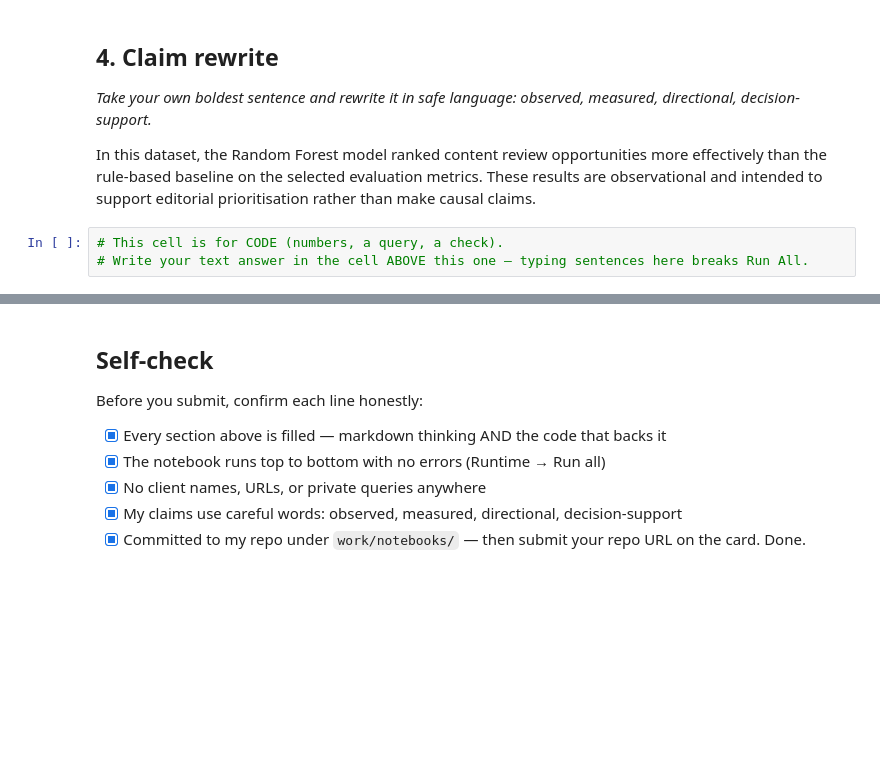
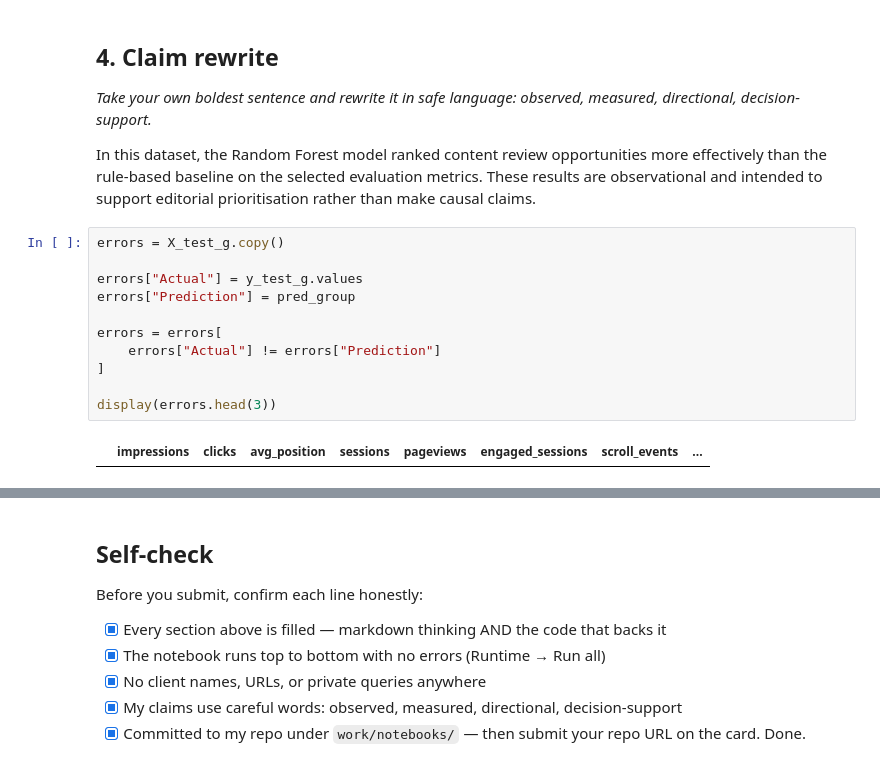
Before and after one commit to Ujjwalupreti/flyrank-internship-capstone, a Jupyter notebook: work/notebooks/w06_validation_audit.ipynb, the cells around one changed output, grey strips where cells are left out. Saved outputs shown, nothing was run; the diff lists cells and outputs as text; blank space fills up the shorter version.

```diff
--- a/work/notebooks/w06_validation_audit.ipynb
+++ b/work/notebooks/w06_validation_audit.ipynb
@@ -227,5 +271,15 @@ No label-derived features or product-derived scores were included as model input
 
 In this dataset, the Random Forest model ranked content review opportunities more effectively than the rule-based baseline on the selected evaluation metrics. These results are observational and intended to support editorial prioritisation rather than make causal claims.
 # %%
-# This cell is for CODE (numbers, a query, a check).
-# Write your text answer in the cell ABOVE this one — typing sentences here breaks Run All.
+errors = X_test_g.copy()
+
+errors["Actual"] = y_test_g.values
+errors["Prediction"] = pred_group
+
+errors = errors[
+    errors["Actual"] != errors["Prediction"]
+]
+
+display(errors.head(3))
+# %% [output]
+|  | impressions | clicks | avg_position | sessions | pageviews | engaged_sessions | scroll_events | ... |
```
Also changed, not shown: parts of 5 cells of this notebook.
